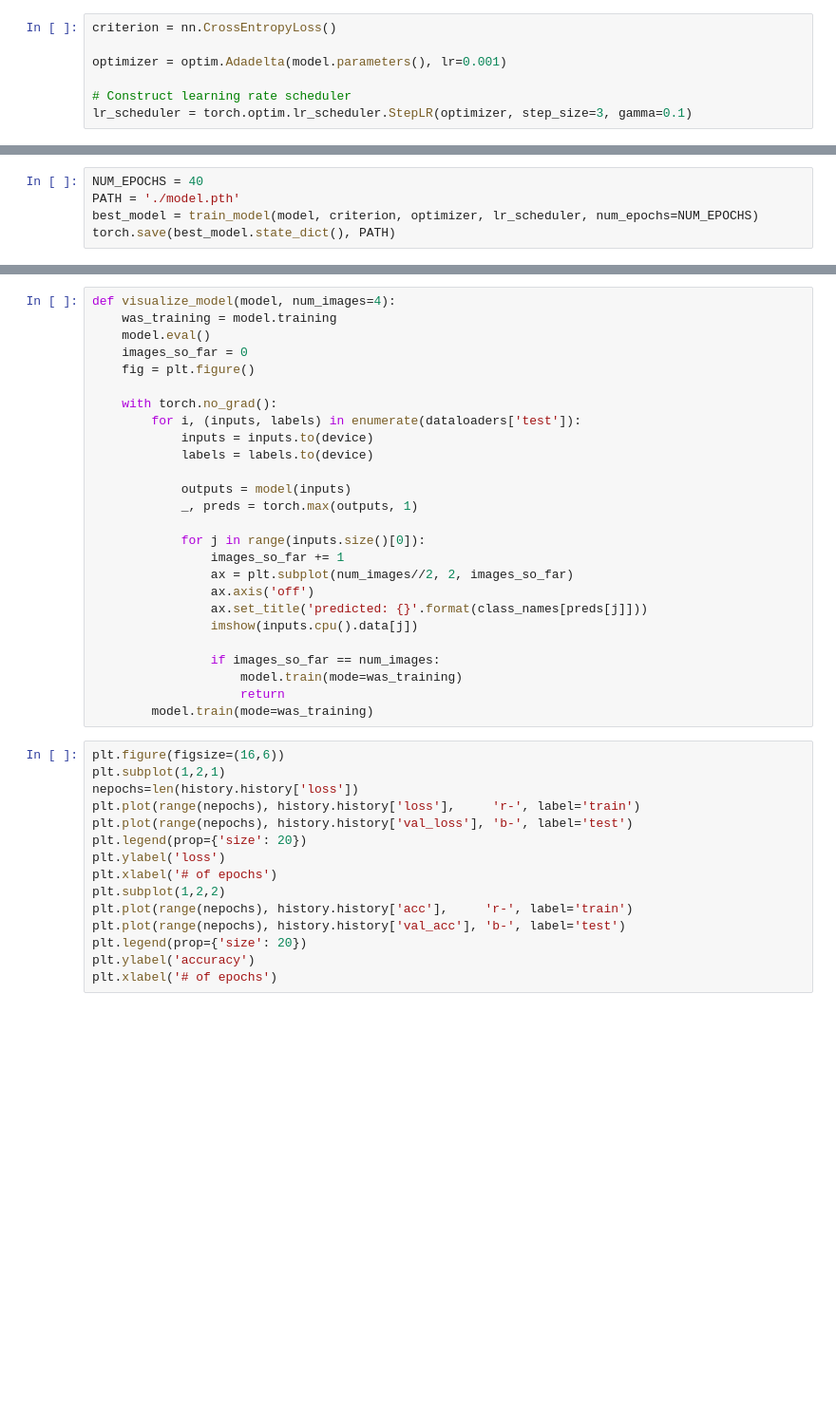
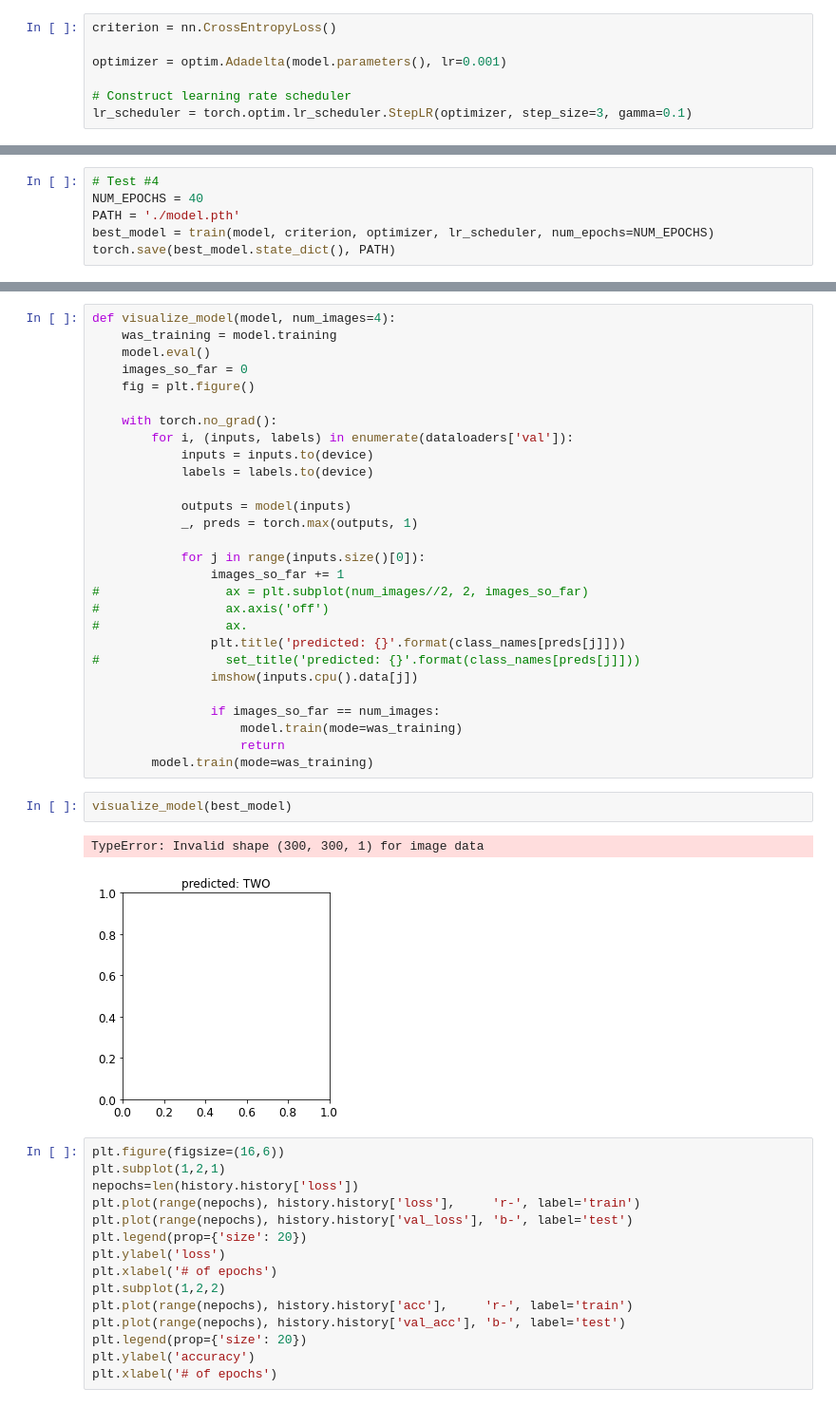
Before and after one commit to santiagonars/CNN-HowManyFingers-PyTorch, a Jupyter notebook: train-model.ipynb, the cells around one changed output, grey strips where cells are left out. Shown at 95% size. Saved outputs shown, nothing was run; the diff lists cells and outputs as text; blank space fills up the shorter version.

```diff
--- a/train-model.ipynb
+++ b/train-model.ipynb
@@ -336,5 +353,6 @@ CNN(
 # %%
+# Test #4
 NUM_EPOCHS = 40
 PATH = './model.pth'
-best_model = train_model(model, criterion, optimizer, lr_scheduler, num_epochs=NUM_EPOCHS)
+best_model = train(model, criterion, optimizer, lr_scheduler, num_epochs=NUM_EPOCHS)
 torch.save(best_model.state_dict(), PATH)
@@ -346,7 +382,7 @@ def visualize_model(model, num_images=4):
     fig = plt.figure()
 
     with torch.no_grad():
-        for i, (inputs, labels) in enumerate(dataloaders['test']):
+        for i, (inputs, labels) in enumerate(dataloaders['val']):
             inputs = inputs.to(device)
             labels = labels.to(device)
 
@@ -355,15 +391,22 @@ def visualize_model(model, num_images=4):
 
             for j in range(inputs.size()[0]):
                 images_so_far += 1
-                ax = plt.subplot(num_images//2, 2, images_so_far)
-                ax.axis('off')
-                ax.set_title('predicted: {}'.format(class_names[preds[j]]))
+#                 ax = plt.subplot(num_images//2, 2, images_so_far)
+#                 ax.axis('off')
+#                 ax.
+                plt.title('predicted: {}'.format(class_names[preds[j]]))
+#                 set_title('predicted: {}'.format(class_names[preds[j]]))
                 imshow(inputs.cpu().data[j])
 
                 if images_so_far == num_images:
                     model.train(mode=was_training)
                     return
         model.train(mode=was_training)
+# %%
+visualize_model(best_model)
+# %% [output]
+TypeError: Invalid shape (300, 300, 1) for image data
+[figure, added]
 # %%
 plt.figure(figsize=(16,6))
 plt.subplot(1,2,1)
```
Also changed, not shown: parts of 8 cells of this notebook, 1 other file.
